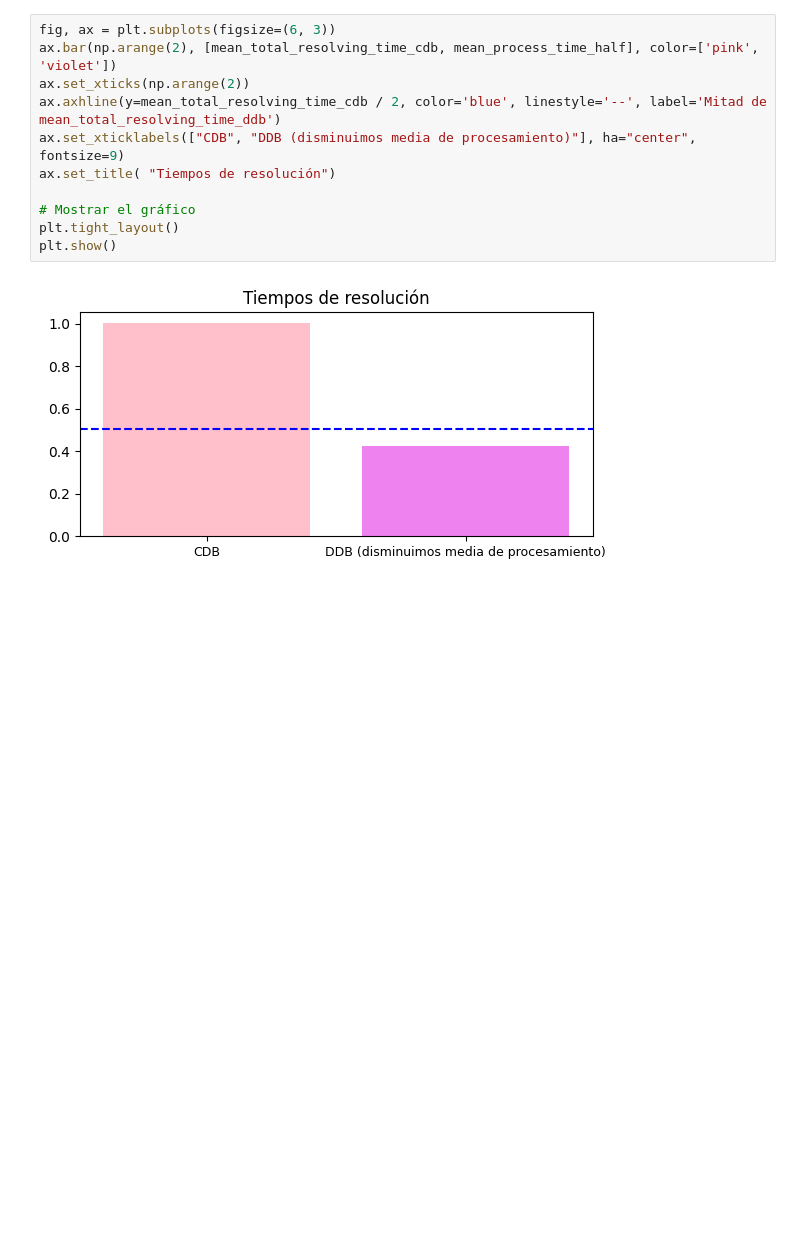
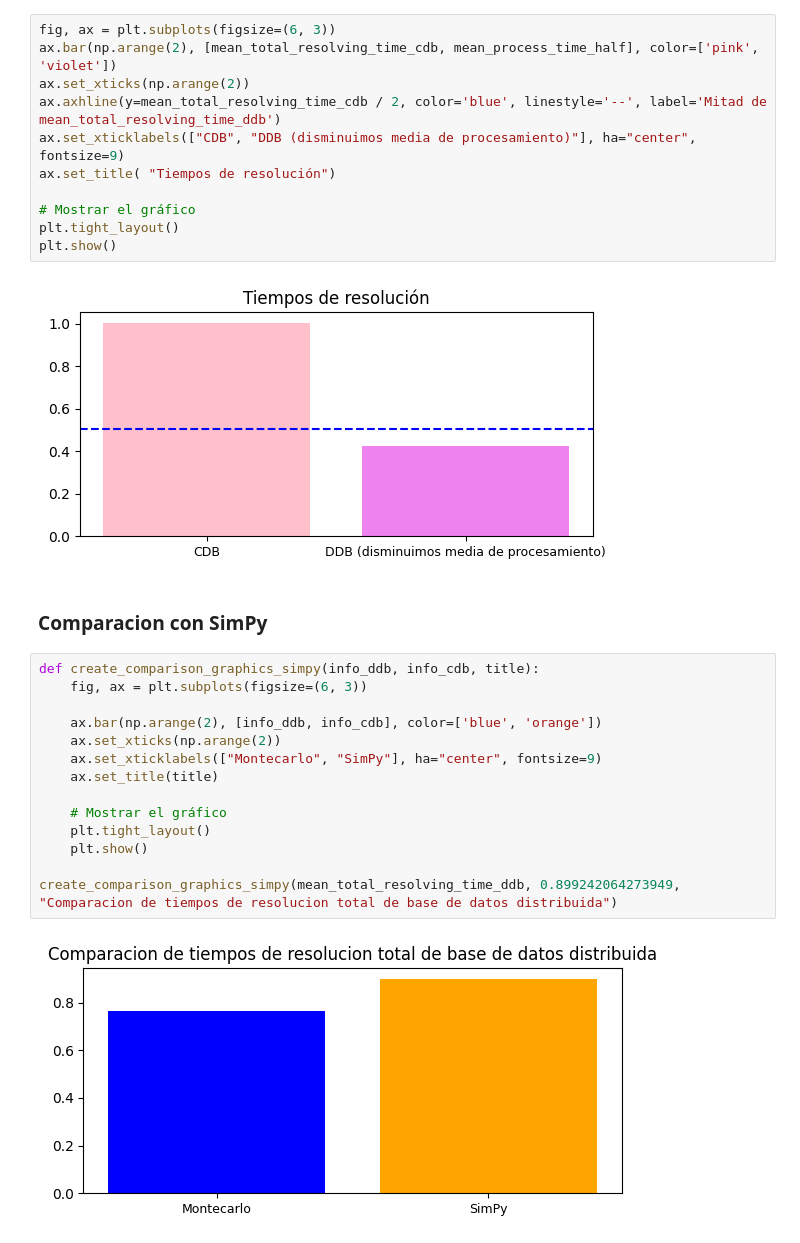
Before and after one commit to MartinCohen98/simulacion_tp1_grupo2_1c2024, a Jupyter notebook: Ejercicio3_TP2.ipynb, the cells around one changed output. Drawn from its saved outputs; the diff is of its cells as text; blank space fills up the shorter version.

```diff
--- a/Ejercicio3_TP2.ipynb
+++ b/Ejercicio3_TP2.ipynb
@@ -516,3 +526,21 @@ plt.tight_layout()
 plt.show()
 # %% [output]
 [figure]
+# %% [markdown]
+### Comparacion con SimPy
+# %%
+def create_comparison_graphics_simpy(info_ddb, info_cdb, title):
+    fig, ax = plt.subplots(figsize=(6, 3))
+
+    ax.bar(np.arange(2), [info_ddb, info_cdb], color=['blue', 'orange'])
+    ax.set_xticks(np.arange(2))
+    ax.set_xticklabels(["Montecarlo", "SimPy"], ha="center", fontsize=9)
+    ax.set_title(title)
+
+    # Mostrar el gráfico
+    plt.tight_layout()
+    plt.show()
+
+create_comparison_graphics_simpy(mean_total_resolving_time_ddb, 0.899242064273949, "Comparacion de tiempos de resolucion total de base de datos distribuida")
+# %% [output]
+[figure, added]
```
Also changed, not shown: parts of 11 cells of this notebook.
